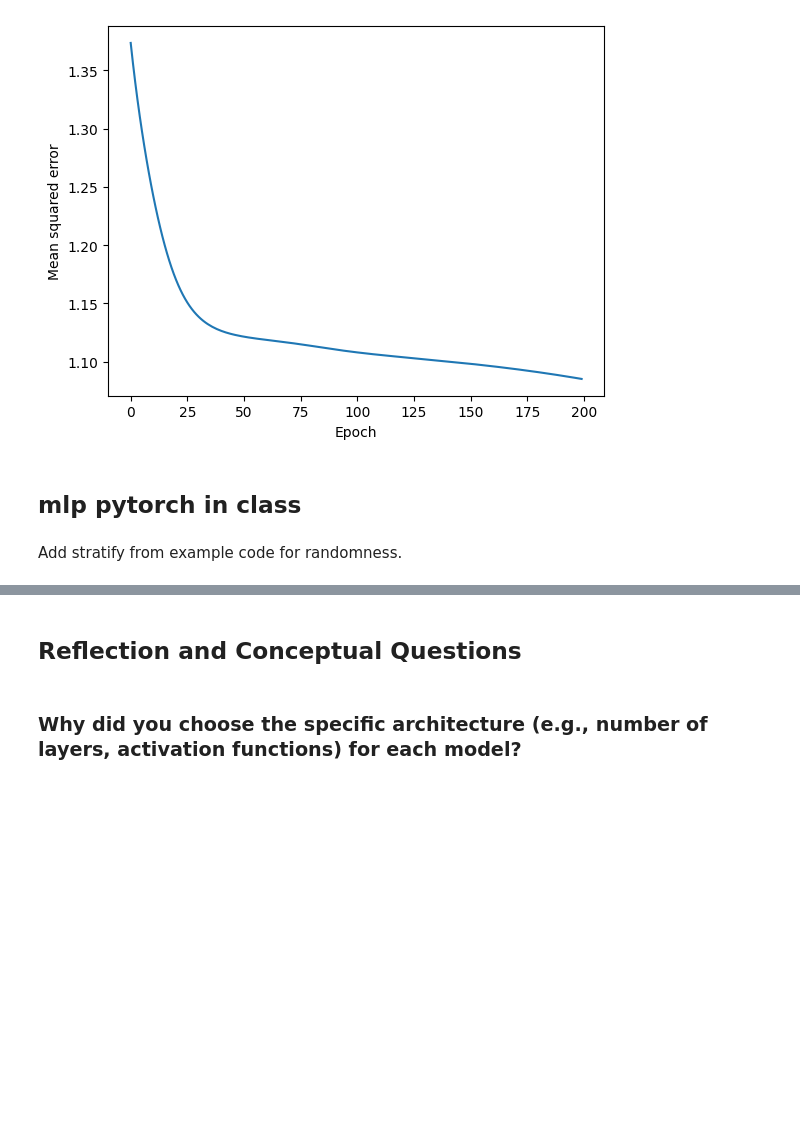
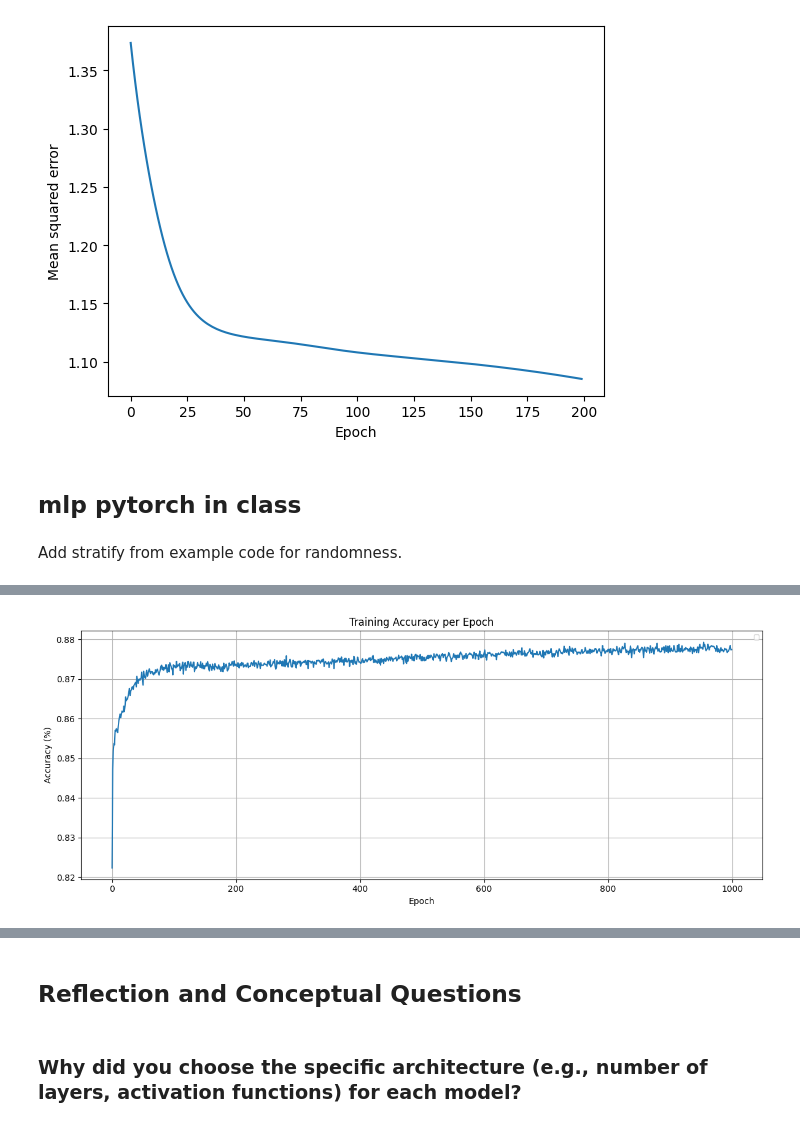
Before and after one commit to Lucaspj1/MachineLearningProject2, a Jupyter notebook: MLProject2v2.ipynb, the cells around one changed output, grey strips where cells are left out. Drawn from its saved outputs; the diff is of its cells as text; code cells hidden in the pictures; blank space fills up the shorter version.

```diff
--- a/MLProject2v2.ipynb
+++ b/MLProject2v2.ipynb
@@ -435,5 +473,0 @@ plt.show()
-# %%
-pred_test = model(X_test_norm)
-correct = (torch.argmax(pred_test, dim=1) == y_test).float()
-accuracy = correct.mean()
-print(f'Test Acc.: {accuracy:.4f}')
@@ -441,0 +609,83 @@ Test Acc.: 0.8528
+# %%
+# Train model first
+test_model = Model(input_size, 16, 2, 'relu')
+optimizer = torch.optim.Adam(test_model.parameters(), lr=0.01)
+num_epochs = 1000
+loss_hist = [0] * num_epochs
+accuracy_hist = [0] * num_epochs
+test_acc = pd.DataFrame(columns=['Epoch', 'Test Loss', 'Test Accuracy'])
+for epoch in range(num_epochs):
+    for x_batch, y_batch in train_dl:
+        pred = test_model(x_batch)
+        loss = loss_fn(pred, y_batch.long())
+        loss.backward()
+        optimizer.step()
+        optimizer.zero_grad()
+        loss_hist[epoch] += loss.item()*y_batch.size(0)
+        is_correct = (torch.argmax(pred, dim=1) == y_batch).float()
+        accuracy_hist[epoch] += is_correct.sum()
+
+    loss_hist[epoch] /= len(train_dl.dataset)
+    accuracy_hist[epoch] /= len(train_dl.dataset)
+    test_loss = round(float(loss_hist[epoch]),3)
+    test_accuracy = round(float(accuracy_hist[epoch]*100),2)
+    if epoch % 100 == 0:
+        pred_test = test_model(X_test_norm)
+        correct = (torch.argmax(pred_test, dim=1) == y_test).float()
+        accuracy = correct.mean()
+        loss = loss_fn(pred_test, y_test.long())
+        test_acc.loc[len(test_acc)] = {
+    'Epoch': epoch,
+    'Test Loss': round(loss.item(), 3),
+    'Test Accuracy': round(float(accuracy * 100), 2)
+}
+        print(f"Epoch {epoch}: Train Loss: {round(loss.item(), 3)}, Train Accuracy: {round(float(accuracy * 100), 2)}%")
+
+
+# LOOK AT WHERE TO STOP TRAINING BASED ON LOSS/ACCURACY PLOTS
+plt.figure(figsize=(12, 5))
+plt.plot(accuracy_hist)
+
+plt.title("Training Accuracy per Epoch")
+plt.xlabel("Epoch")
+plt.ylabel("Accuracy (%)")
+plt.legend(fontsize=8)
+plt.grid(True)
+plt.tight_layout()
+plt.xlim(0, 1000)
+plt.show()
+
+plt.figure(figsize=(12, 5))
+plt.plot(loss_hist)
+
+plt.title("Training Loss per Epoch")
+plt.xlabel("Epoch")
+plt.ylabel("Loss")
+plt.legend(fontsize=8)
+plt.grid(True)
+plt.tight_layout()
+plt.xlim(0, 1000)
+plt.show()
+
+
+# LOOK AT MODELS ON TESTING DATA
+plt.figure(figsize=(12, 5))
+plt.plot(test_acc['Epoch'], test_acc['Test Accuracy'], label='Test Accuracy')
+plt.title("Test Accuracy per 100 Epochs")
+plt.xlabel("Epoch")
+plt.ylabel("Accuracy (%)")
+plt.grid(True)
+plt.tight_layout()
+plt.xlim(0, 1000)
+plt.show()
+
+plt.figure(figsize=(12, 5))
+plt.plot(test_acc['Epoch'], test_acc['Test Loss'], label='Test Loss', color='orange')
+plt.title("Test Loss per 100 Epochs")
+plt.xlabel("Epoch")
+plt.ylabel("Loss")
+plt.grid(True)
+plt.tight_layout()
+plt.xlim(0, 1000)
+plt.show()
+# %% [output]
@@ -441,0 +702 @@ Test Acc.: 0.8528
+[figure, added]
```
Also changed, not shown: parts of 25 cells of this notebook.
